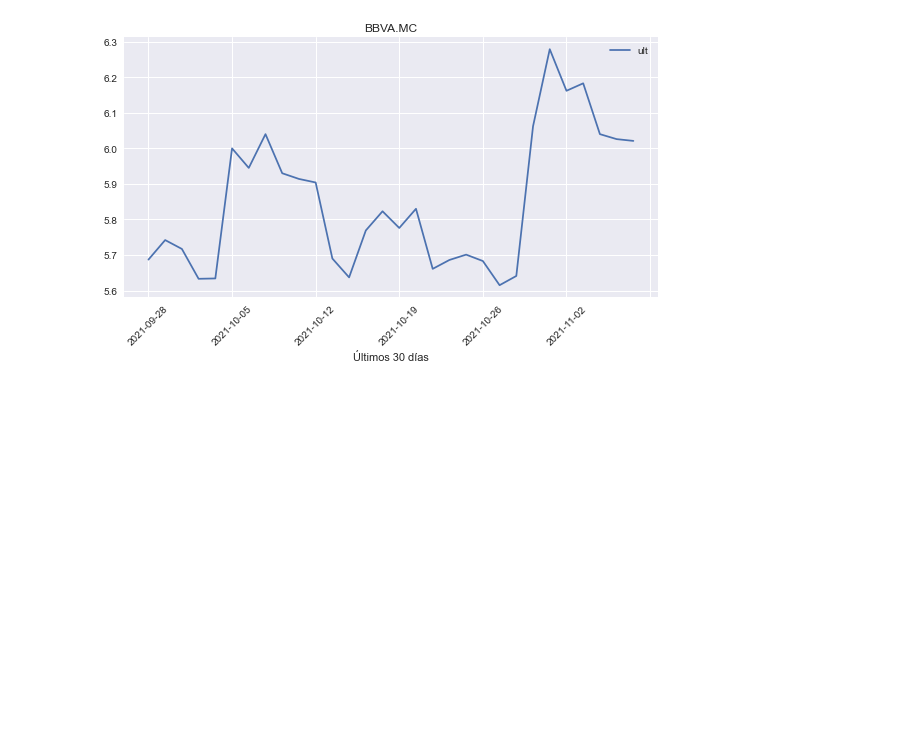
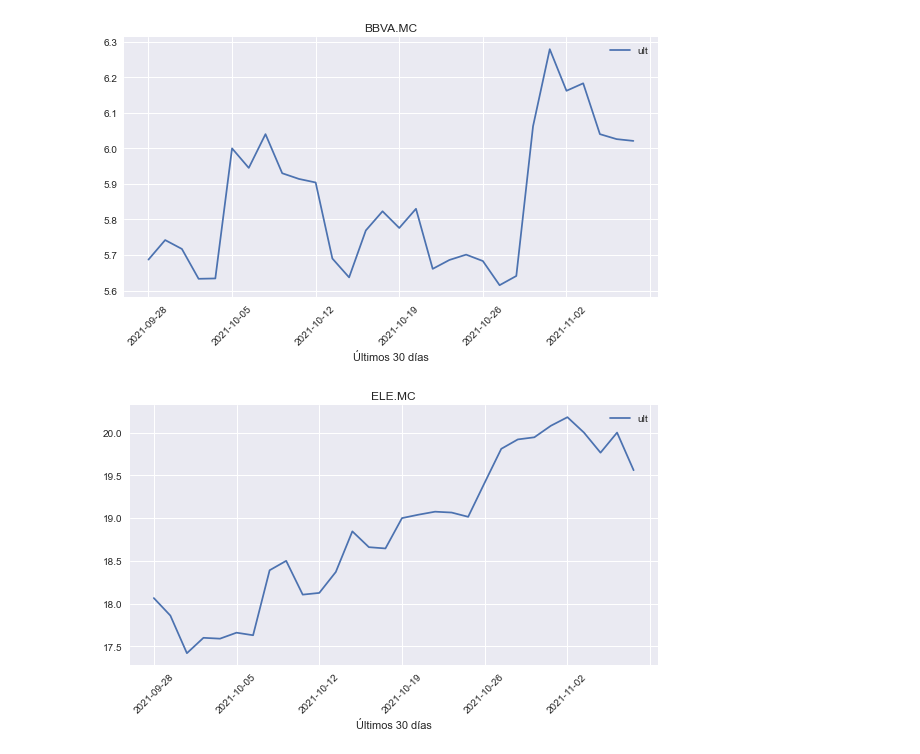
Before and after one commit to pptscdia2021/pp12021grupo2_a2-grupo2, a Jupyter notebook: TP2 Webscraping&api/Jupyter/prueba2.ipynb, the cells around one changed output. Saved outputs shown, nothing was run; the diff lists cells and outputs as text; code cells hidden in the pictures; blank space fills up the shorter version.

```diff
--- a/TP2 Webscraping&api/Jupyter/prueba2.ipynb
+++ b/TP2 Webscraping&api/Jupyter/prueba2.ipynb
@@ -405,3 +405,7 @@ accionesYFinance.graficarAcciones('BBVA.MC')
 [*********************100%***********************]  1 of 1 completed
 [*********************100%***********************]  1 of 1 completed
 [figure]
+# %%
+accionesYFinance.graficarAcciones('ELE.MC')
+# %% [output]
+[figure, added]
```
Also changed, not shown: parts of 6 cells of this notebook, 3 other files.
